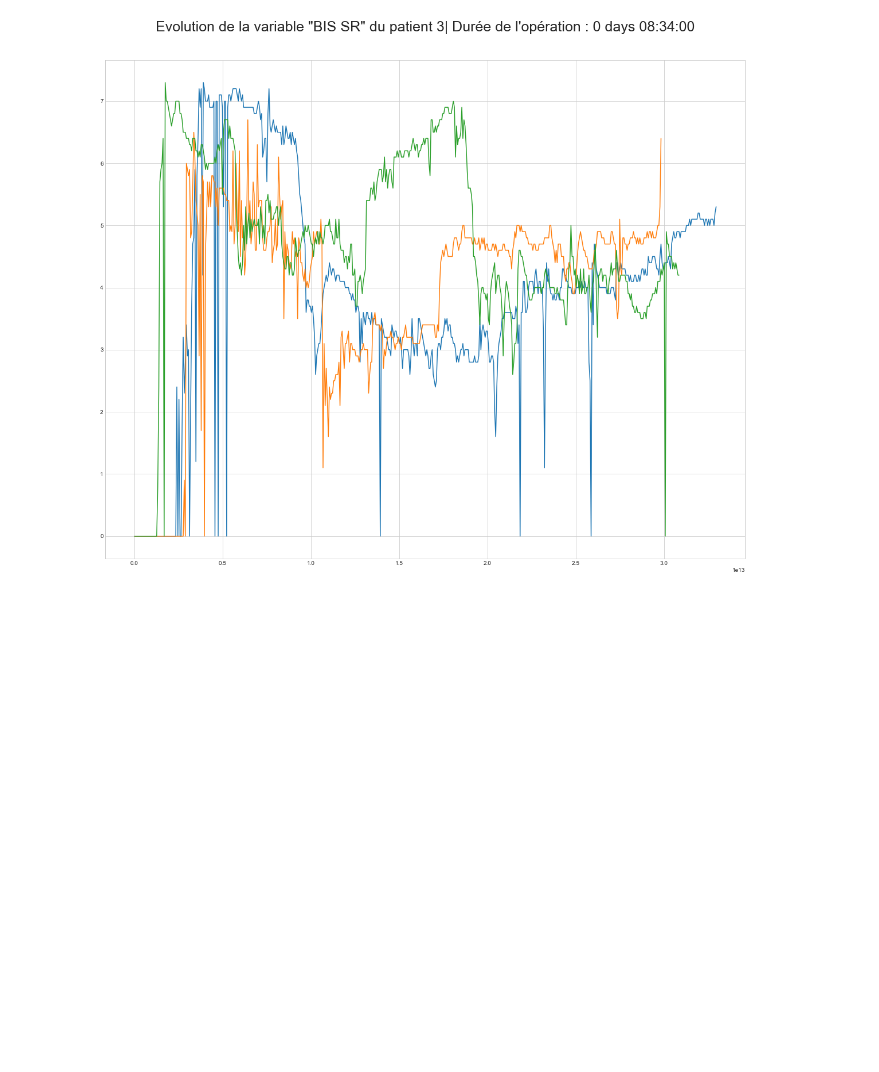
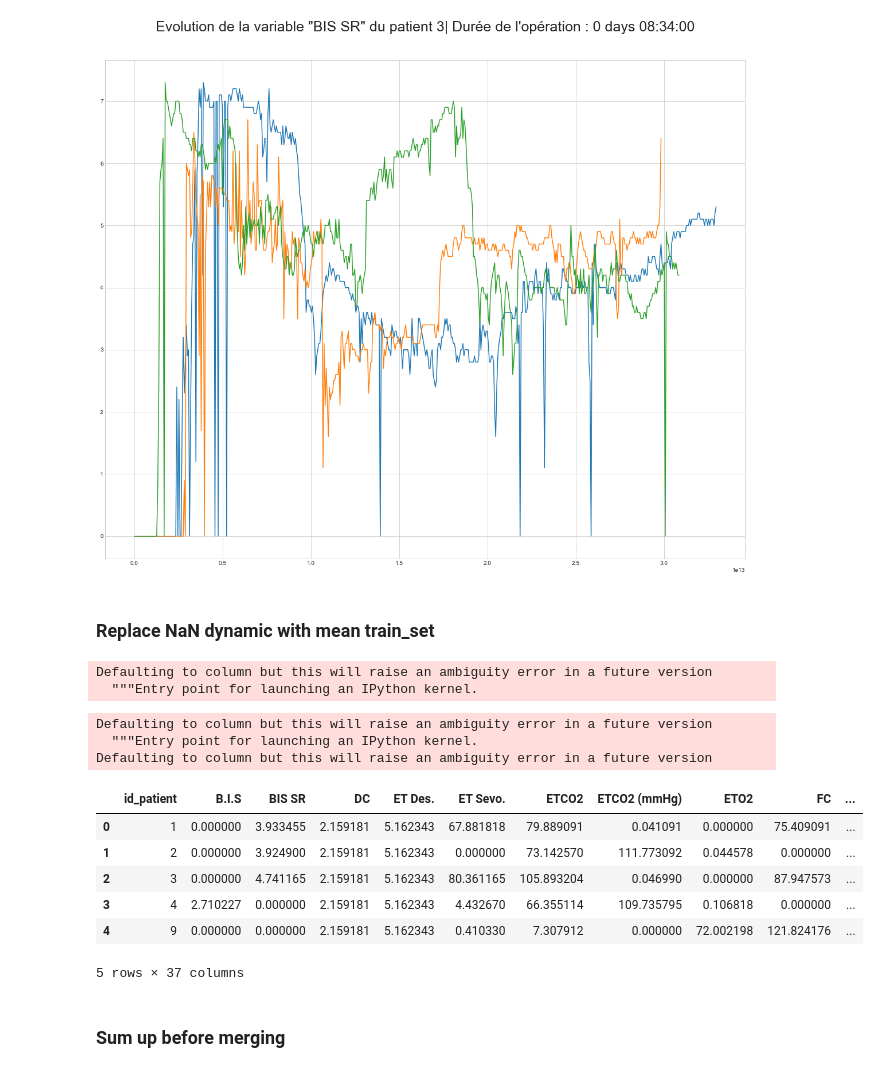
Before and after one commit to dataforgoodfr/batch_5_transplant, a Jupyter notebook: etudes/machine learning/Data Preparation for our studies .ipynb, the cells around one changed output. Cells and saved outputs as stored; diff of their text form; code cells hidden in the pictures; blank space fills up the shorter version.

```diff
--- a/etudes/machine learning/Data Preparation for our studies .ipynb
+++ b/etudes/machine learning/Data Preparation for our studies .ipynb
@@ -69,4 +66,4 @@ y_test_hot=np.array(list(test1['target'].map(dic_to_One_Hot)))
 # %% [markdown]
 # Dynamic
 # %%
-TRAIN, TEST = dataset.get_dynamic()
+train_dynamic_0, test_dynamic_0 = dataset.get_dynamic()
@@ -166,2 +130,9 @@ plot_serie_patient(TRAIN,3,'BIS SR')
 # %% [output]
 [figure]
+# %% [markdown]
+### Replace NaN dynamic with mean train_set
+# %%
+mean_dynamic_train=train_dynamic_0.groupby(['id_patient']).mean().mean()
+# %% [output]
+Defaulting to column but this will raise an ambiguity error in a future version
+  """Entry point for launching an IPython kernel.
@@ -167,0 +142,19 @@ plot_serie_patient(TRAIN,3,'BIS SR')
+# %%
+train_dynamic_flat=train_dynamic.groupby(['id_patient'], as_index=False).mean()
+test_dynamic_flat=test_dynamic.groupby(['id_patient'],as_index=False).mean()
+# %% [output]
+Defaulting to column but this will raise an ambiguity error in a future version
+  """Entry point for launching an IPython kernel.
+Defaulting to column but this will raise an ambiguity error in a future version
+# %%
+train_dynamic_flat.head()
+# %% [output]
+|  | id_patient | B.I.S | BIS SR | DC | ET Des. | ET Sevo. | ETCO2 | ETCO2 (mmHg) | ETO2 | FC | ... |
+| 0 | 1 | 0.000000 | 3.933455 | 2.159181 | 5.162343 | 67.881818 | 79.889091 | 0.041091 | 0.000000 | 75.409091 | ... |
+| 1 | 2 | 0.000000 | 3.924900 | 2.159181 | 5.162343 | 0.000000 | 73.142570 | 111.773092 | 0.044578 | 0.000000 | ... |
+| 2 | 3 | 0.000000 | 4.741165 | 2.159181 | 5.162343 | 80.361165 | 105.893204 | 0.046990 | 0.000000 | 87.947573 | ... |
+| 3 | 4 | 2.710227 | 0.000000 | 2.159181 | 5.162343 | 4.432670 | 66.355114 | 109.735795 | 0.106818 | 0.000000 | ... |
+| 4 | 9 | 0.000000 | 0.000000 | 2.159181 | 5.162343 | 0.410330 | 7.307912 | 0.000000 | 72.002198 | 121.824176 | ... |
+5 rows × 37 columns
+# %% [markdown]
+### Sum up before merging
```
Also changed, not shown: parts of 35 cells of this notebook, 1 other file.
